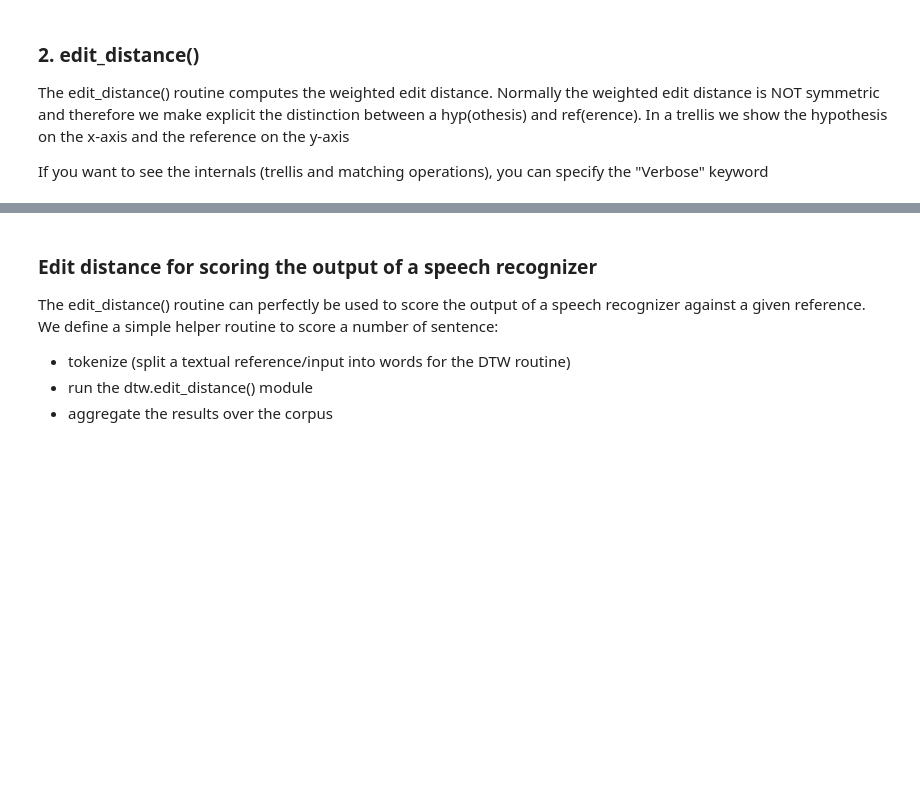
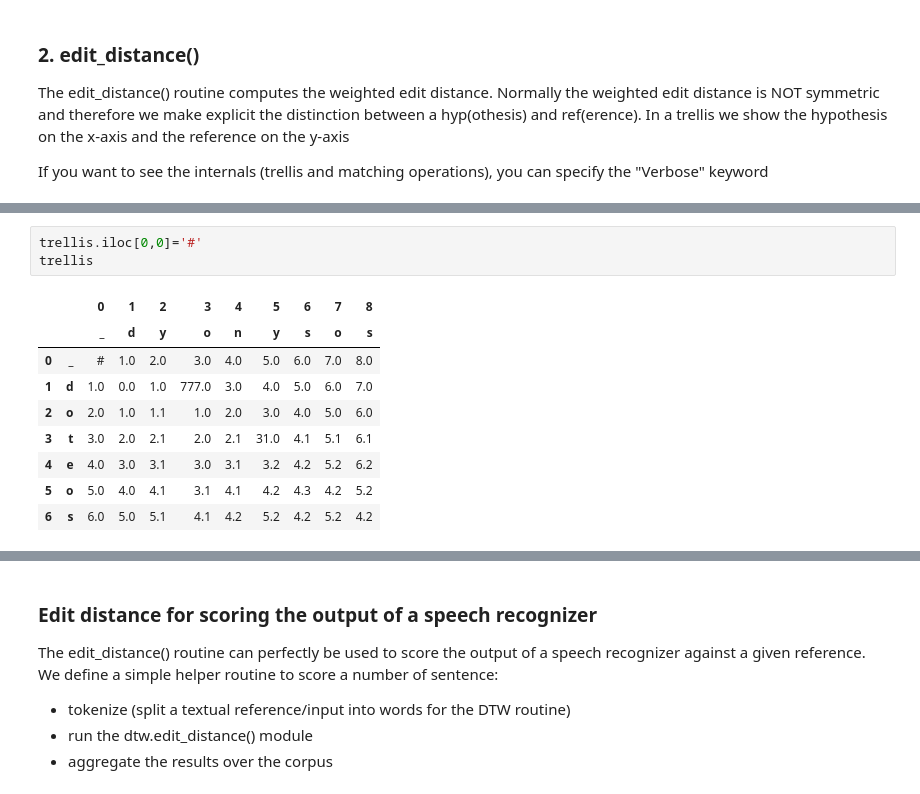
Before and after one commit to compi1234/spchlab, a Jupyter notebook: ch5_dtw/ex_dtw1.ipynb, the cells around one changed output, grey strips where cells are left out. Drawn from its saved outputs; the diff is of its cells as text; blank space fills up the shorter version.

```diff
--- a/ch5_dtw/ex_dtw1.ipynb
+++ b/ch5_dtw/ex_dtw1.ipynb
@@ -60,0 +249,13 @@ Substitutions/Insertions/Deletions:  2 1 0
+# %%
+trellis.iloc[0,0]='#'
+trellis
+# %% [output]
+|  |  | 0 | 1 | 2 | 3 | 4 | 5 | 6 | 7 | 8 |
+|  |  | _ | d | y | o | n | y | s | o | s |
+| 0 | _ | # | 1.0 | 2.0 | 3.0 | 4.0 | 5.0 | 6.0 | 7.0 | 8.0 |
+| 1 | d | 1.0 | 0.0 | 1.0 | 777.0 | 3.0 | 4.0 | 5.0 | 6.0 | 7.0 |
+| 2 | o | 2.0 | 1.0 | 1.1 | 1.0 | 2.0 | 3.0 | 4.0 | 5.0 | 6.0 |
+| 3 | t | 3.0 | 2.0 | 2.1 | 2.0 | 2.1 | 31.0 | 4.1 | 5.1 | 6.1 |
+| 4 | e | 4.0 | 3.0 | 3.1 | 3.0 | 3.1 | 3.2 | 4.2 | 5.2 | 6.2 |
+| 5 | o | 5.0 | 4.0 | 4.1 | 3.1 | 4.1 | 4.2 | 4.3 | 4.2 | 5.2 |
+| 6 | s | 6.0 | 5.0 | 5.1 | 4.1 | 4.2 | 5.2 | 4.2 | 5.2 | 4.2 |
```
Also changed, not shown: parts of 35 cells of this notebook, 4 other files.
